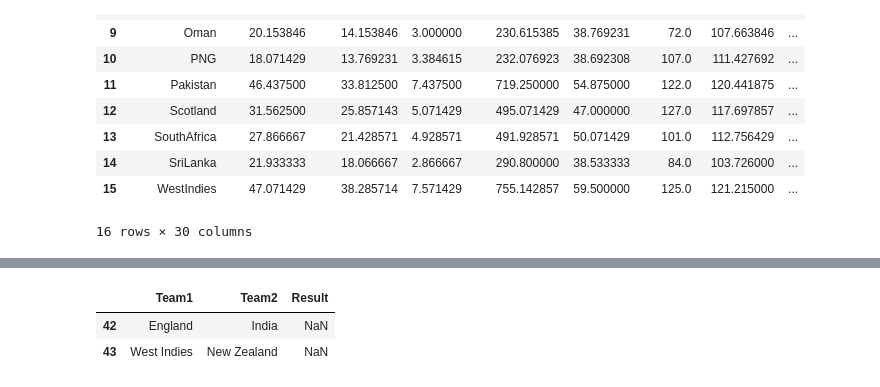
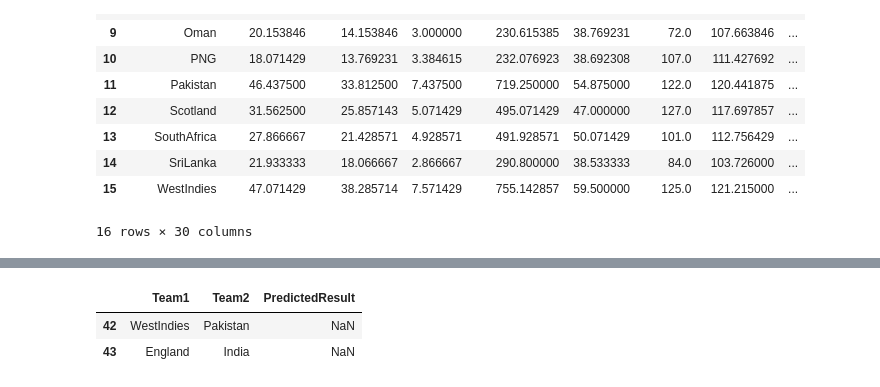
Before and after one commit to BSureshgar/2021-T20-World-Cup-Prediction-ML, a Jupyter notebook: Separate Stats Model/Seperate Stats Model.ipynb, the cells around one changed output, grey strips where cells are left out. Cells and saved outputs as stored; diff of their text form; code cells hidden in the pictures.

```diff
--- a/Separate Stats Model/Seperate Stats Model.ipynb
+++ b/Separate Stats Model/Seperate Stats Model.ipynb
@@ -136,8 +136,8 @@ Feature: 5w_max_team2 Score: 0.06368
 # %%
 fixtures = pd.read_csv('Fixtures.csv')
 fixtures = fixtures.drop(['Match No', 'Date', 'Venue', 'Time'], axis = 1)
-fixtures['Results'] = np.nan
-headers = ['Team1', 'Team2', 'Result']
+fixtures['PredictedResult'] = np.nan
+headers = ['Team1', 'Team2', 'PredictedResult']
 fixtures.columns = headers
 fixtures['Team1'] = fixtures['Team1'].str.replace("P.N.G.",'PNG')
 fixtures['Team2'] = fixtures['Team2'].str.replace("P.N.G.",'PNG')
@@ -297,16 +292,14 @@ fixturegroupdf
 # %%
-#A1 = Nambia, A2=Sri Lanka, B1 = Oman, B2 = P.N.G. where draws highest ICC ranking taken
-
 fixturessuper12 = fixtures.iloc[12:42,:]
 fixturessuper12['Team1'] = fixturessuper12['Team1'].str.replace(" ",'')
 fixturessuper12['Team2'] = fixturessuper12['Team2'].str.replace(" ",'')
-fixturessuper12['Team1'] = fixturessuper12['Team1'].str.replace("A1",fixturegroupdf['Group1'][0])
-fixturessuper12['Team1'] = fixturessuper12['Team1'].str.replace("A2",fixturegroupdf['Group1'][1])
-fixturessuper12['Team1'] = fixturessuper12['Team1'].str.replace("B1",fixturegroupdf['Group2'][0])
-fixturessuper12['Team1'] = fixturessuper12['Team1'].str.replace("B2",fixturegroupdf['Group1'][1])
-fixturessuper12['Team2'] = fixturessuper12['Team2'].str.replace("A1",fixturegroupdf['Group1'][0])
-fixturessuper12['Team2'] = fixturessuper12['Team2'].str.replace("A2",fixturegroupdf['Group1'][1])
-fixturessuper12['Team2'] = fixturessuper12['Team2'].str.replace("B1",fixturegroupdf['Group2'][0])
-fixturessuper12['Team2'] = fixturessuper12['Team2'].str.replace("B2",fixturegroupdf['Group1'][1])
+fixturessuper12['Team1'] = fixturessuper12['Team1'].str.replace("A1",fixturegroupdf1['Group1'][0])
+fixturessuper12['Team1'] = fixturessuper12['Team1'].str.replace("A2",fixturegroupdf1['Group1'][1])
+fixturessuper12['Team1'] = fixturessuper12['Team1'].str.replace("B1",fixturegroupdf2['Group2'][0])
+fixturessuper12['Team1'] = fixturessuper12['Team1'].str.replace("B2",fixturegroupdf2['Group2'][1])
+fixturessuper12['Team2'] = fixturessuper12['Team2'].str.replace("A1",fixturegroupdf1['Group1'][0])
+fixturessuper12['Team2'] = fixturessuper12['Team2'].str.replace("A2",fixturegroupdf1['Group1'][1])
+fixturessuper12['Team2'] = fixturessuper12['Team2'].str.replace("B1",fixturegroupdf2['Group2'][0])
+fixturessuper12['Team2'] = fixturessuper12['Team2'].str.replace("B2",fixturegroupdf2['Group2'][1])
 fixturessuper12
 # %% [output]
@@ -443,0 +420,5 @@ super12df
+# %%
+super12dfGroup1 = pd.DataFrame(super12data)
+super12dfGroup1 = super12dfGroup1.sort_values(by=['Group1Points'],ascending=False)
+super12dfGroup1 = super12dfGroup1.reset_index(drop=True)
+super12dfGroup1
@@ -443,0 +433,5 @@ super12df
+# %%
+super12dfGroup2 = pd.DataFrame(super12data)
+super12dfGroup2 = super12dfGroup2.sort_values(by=['Group2Points'],ascending=False)
+super12dfGroup2 = super12dfGroup2.reset_index(drop=True)
+super12dfGroup2
@@ -444,16 +446,16 @@ super12df
 # %%
-# Team A1: West Indies, Team A2: England, Team B1: India, Team B2: New Zealand
-
 fixturessemifinals = fixtures.iloc[42:44,:]
-fixturessemifinals['Team1'] = fixturessemifinals['Team1'].str.replace("A1",'England')
-fixturessemifinals['Team1'] = fixturessemifinals['Team1'].str.replace("A2",'West Indies')
-fixturessemifinals['Team2'] = fixturessemifinals['Team2'].str.replace("B1",'New Zealand')
-fixturessemifinals['Team2'] = fixturessemifinals['Team2'].str.replace("B2",'India')
+fixturessemifinals['Team1'] = fixturessemifinals['Team1'].str.replace("A1",super12dfGroup1['Group1'][0])
+fixturessemifinals['Team1'] = fixturessemifinals['Team1'].str.replace("A2",super12dfGroup1['Group1'][1])
+fixturessemifinals['Team2'] = fixturessemifinals['Team2'].str.replace("B1",super12dfGroup2['Group2'][0])
+fixturessemifinals['Team2'] = fixturessemifinals['Team2'].str.replace("B2",super12dfGroup2['Group2'][1])
+fixturessemifinals['Team1'] = fixturessemifinals['Team1'].str.replace(" ",'')
+fixturessemifinals['Team2'] = fixturessemifinals['Team2'].str.replace(" ",'')
 fixturessemifinals
 # %% [output]
-|  | Team1 | Team2 | Result |
-| 42 | England | India | NaN |
-| 43 | West Indies | New Zealand | NaN |
+|  | Team1 | Team2 | PredictedResult |
+| 42 | WestIndies | Pakistan | NaN |
+| 43 | England | India | NaN |
 # %%
 Predicitions(fixturessemifinals)
 # %% [output]
```
Also changed, not shown: parts of 20 cells of this notebook, 4 other files.
